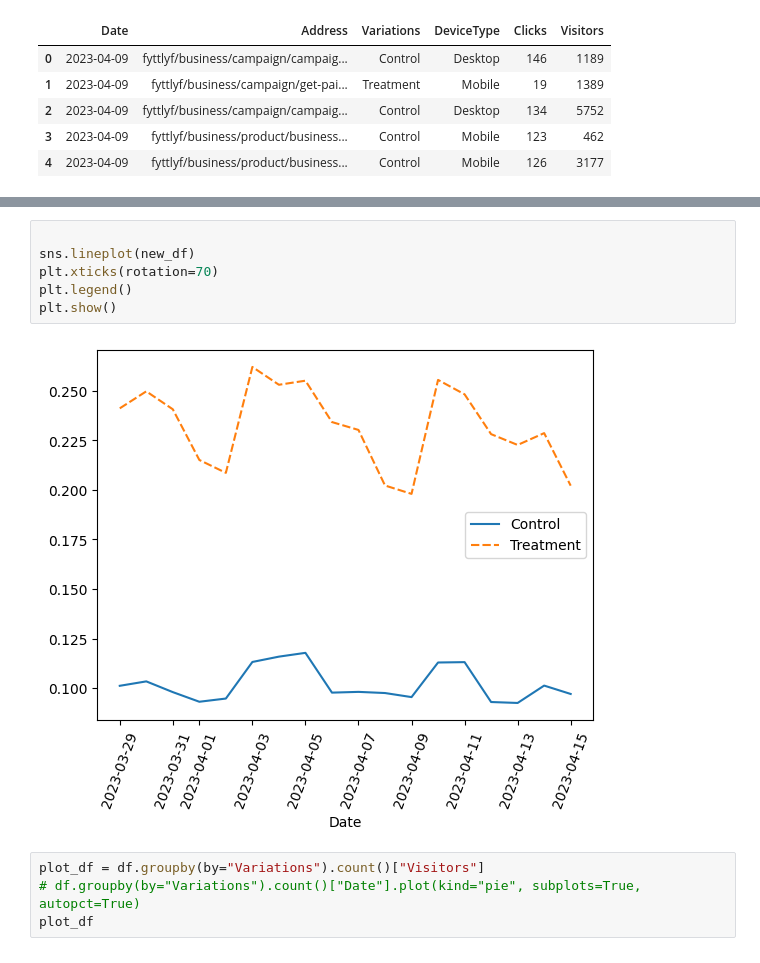
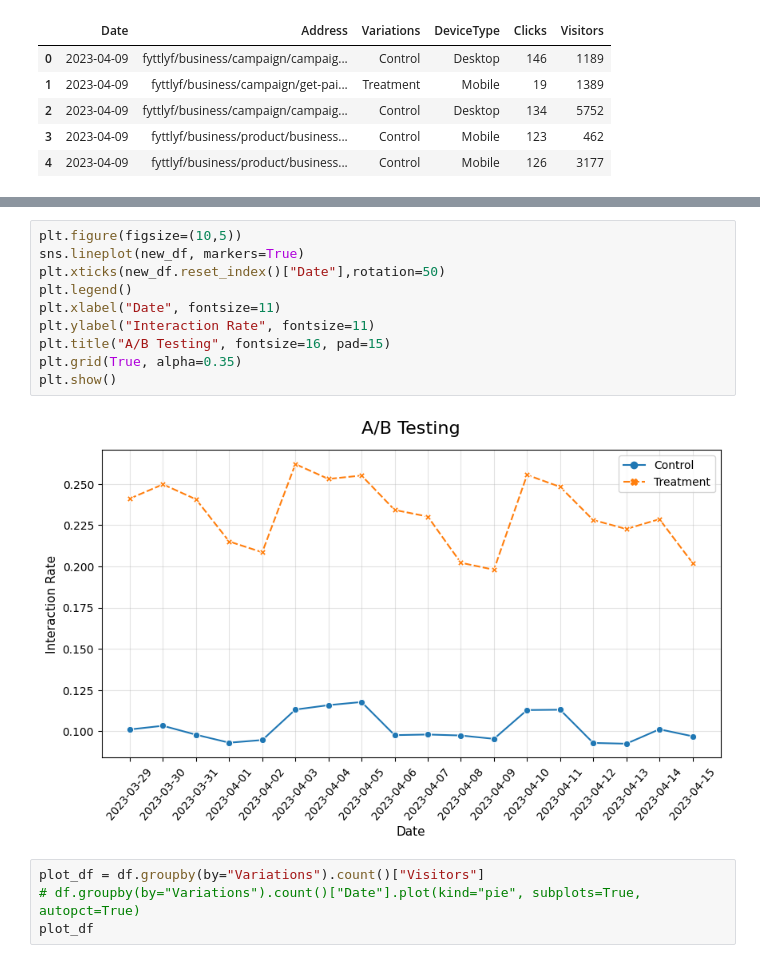
Before and after one commit to pratiksrm99/DataAnalysis, a Jupyter notebook: Website_Visitors_Data_Analysis/Analysis Notebook/Part_4-A_B_testing.ipynb, the cells around one changed output, grey strips where cells are left out. Cells and saved outputs as stored; diff of their text form.

Commit message:
Update: Improving visualization

```diff
--- a/Website_Visitors_Data_Analysis/Analysis Notebook/Part_4-A_B_testing.ipynb
+++ b/Website_Visitors_Data_Analysis/Analysis Notebook/Part_4-A_B_testing.ipynb
@@ -146,11 +145,15 @@ Control    2023-03-29   50405    498197          0.101175
-# %%
-
-sns.lineplot(new_df)
-plt.xticks(rotation=70)
-plt.legend()
-plt.show()
-# %% [output]
-[figure, removed]
+# %%
+plt.figure(figsize=(10,5))
+sns.lineplot(new_df, markers=True)
+plt.xticks(new_df.reset_index()["Date"],rotation=50)
+plt.legend()
+plt.xlabel("Date", fontsize=11)
+plt.ylabel("Interaction Rate", fontsize=11)
+plt.title("A/B Testing", fontsize=16, pad=15)
+plt.grid(True, alpha=0.35)
+plt.show()
+# %% [output]
+[figure, added]
 # %%
 plot_df = df.groupby(by="Variations").count()["Visitors"]
 # df.groupby(by="Variations").count()["Date"].plot(kind="pie", subplots=True, autopct=True)
```
Also changed, not shown: parts of 1 cell of this notebook.
